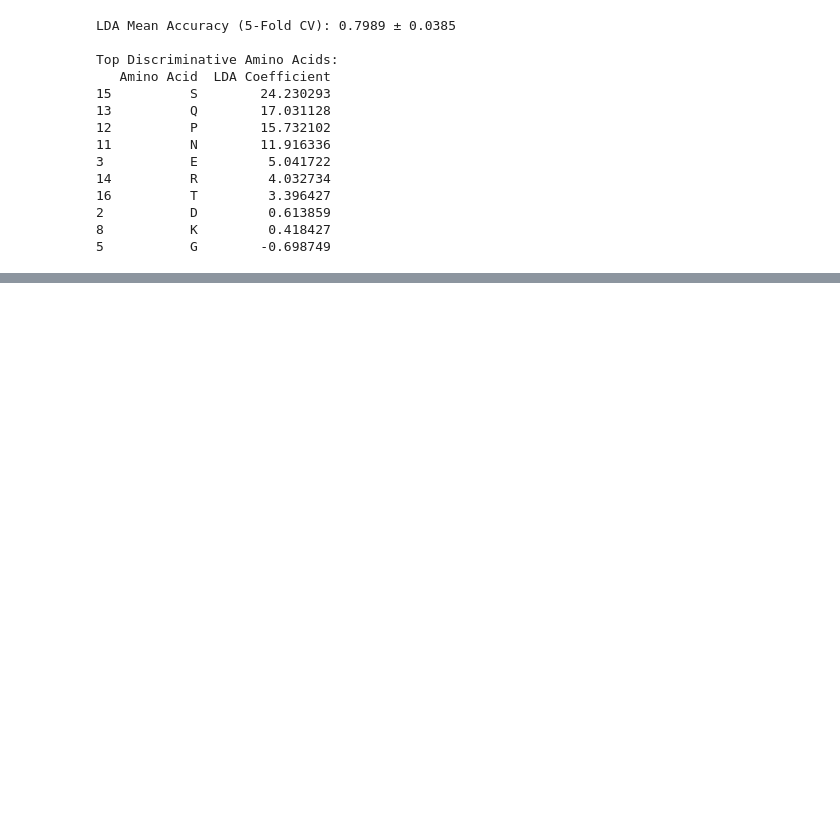
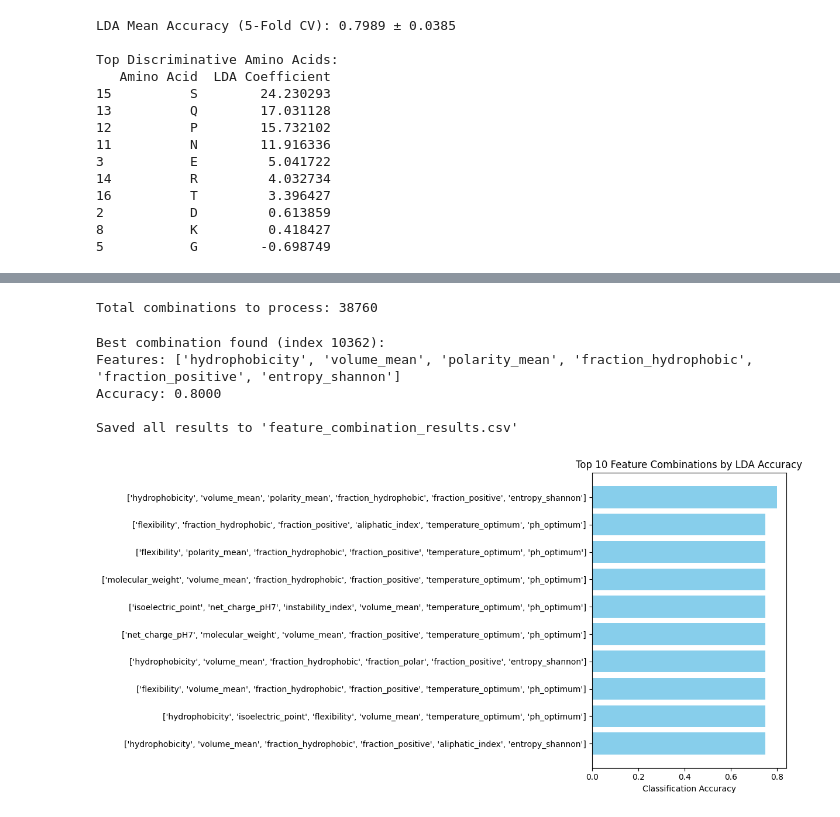
Before and after one commit to Shubham2004yadav/temp, a Jupyter notebook: LLPS_vs_non_LLPS.ipynb, the cells around one changed output, grey strips where cells are left out. Drawn from its saved outputs; the diff is of its cells as text; code cells hidden in the pictures; blank space fills up the shorter version.

```diff
--- a/LLPS_vs_non_LLPS.ipynb
+++ b/LLPS_vs_non_LLPS.ipynb
@@ -676,0 +1049,75 @@ New Best: ('C', 'W', 'Q', 'I', 'S') | Accuracy: 0.8102
+# %%
+import numpy as np
+import pandas as pd
+from itertools import combinations
+from sklearn.decomposition import PCA
+from sklearn.discriminant_analysis import LinearDiscriminantAnalysis as LDA
+from sklearn.preprocessing import StandardScaler
+from sklearn.model_selection import train_test_split
+from tqdm import tqdm
+
+np.random.seed(42)
+num_samples = 100
+feature_names = ['hydrophobicity', 'aromaticity', 'isoelectric_point', 'net_charge_pH7','instability_index', 'molecular_weight', 'flexibility', 'volume_mean','polarity_mean', 'fraction_hydrophobic', 'fraction_polar', 'fraction_charged','fraction_positive', 'fraction_negative', 'percent_disorder','aliphatic_index', 'charge_density', 'entropy_shannon','temperature_optimum', 'ph_optimum']
+X = np.random.randn(num_samples, len(feature_names))
+y = np.random.randint(0,2,size=num_samples)
+scaler = StandardScaler()
+X_scaled = scaler.fit_transform(X)
+# saare sequence banane ek liye easy way
+all_combinations = list(combinations(range(len(feature_names)),6))
+print(f"Total combinations to process: {len(all_combinations)}")
+
+def funct_PCA(X_subset, n_components=2):
+    pca = PCA(n_components=n_components)
+    pca.fit(X_subset)
+    return sum(pca.explained_variance_ratio_)
+
+def funct_LDA(X_subset, y):
+    try:
+        lda = LDA()
+        X_train, X_test, y_train, y_test = train_test_split(X_subset, y, test_size=0.2, random_state=42)
+        lda.fit(X_train, y_train)
+        return lda.score(X_test, y_test)
+    except ValueError:  #agar lda nhii chala
+        return 0.0
+
+accuracy_dict = {}
+
+for idx, combo in enumerate(tqdm(all_combinations, desc="Processing combinations")):
+    X_subset = X_scaled[:, combo]
+    lda_accuracy = funct_LDA(X_subset, y)
+    accuracy_dict[idx] = lda_accuracy
+
+best_idx = max(accuracy_dict, key=accuracy_dict.get)
+best_accuracy = accuracy_dict[best_idx]
+best_features = [feature_names[i] for i in all_combinations[best_idx]]
+print(f"\nBest combination found (index {best_idx}):")
+print(f"Features: {best_features}")
+print(f"Accuracy: {best_accuracy:.4f}")
+results_df = pd.DataFrame({'combination_index': list(accuracy_dict.keys()),'feature_indices': [all_combinations[idx] for idx in accuracy_dict.keys()],'feature_names': [[feature_names[i] for i in all_combinations[idx]] for idx in accuracy_dict.keys()],'accuracy': list(accuracy_dict.values())})
+results_df = results_df.sort_values('accuracy', ascending=False)
+
+results_df.to_csv('feature_combination_results.csv', index=False)
+print("\nSaved all results to 'feature_combination_results.csv'")
+
+#plotting best 10 , common features will be most influencing one in fucntion
+plt.figure(figsize=(12, 6))
+top_results = results_df.head(10)
+plt.barh(
+    y=[str(feats) for feats in top_results['feature_names']],
+    width=top_results['accuracy'],
+    color='skyblue'
+)
+plt.xlabel('Classification Accuracy')
+plt.title('Top 10 Feature Combinations by LDA Accuracy')
+plt.gca().invert_yaxis()  # Show best at top
+plt.tight_layout()
+plt.show()
+# %% [output]
+Total combinations to process: 38760
+Best combination found (index 10362):
+Features: ['hydrophobicity', 'volume_mean', 'polarity_mean', 'fraction_hydrophobic', 'fraction_positive', 'entropy_shannon']
+Accuracy: 0.8000
+
+Saved all results to 'feature_combination_results.csv'
+[figure, added]
```
Also changed, not shown: parts of 12 cells of this notebook.
